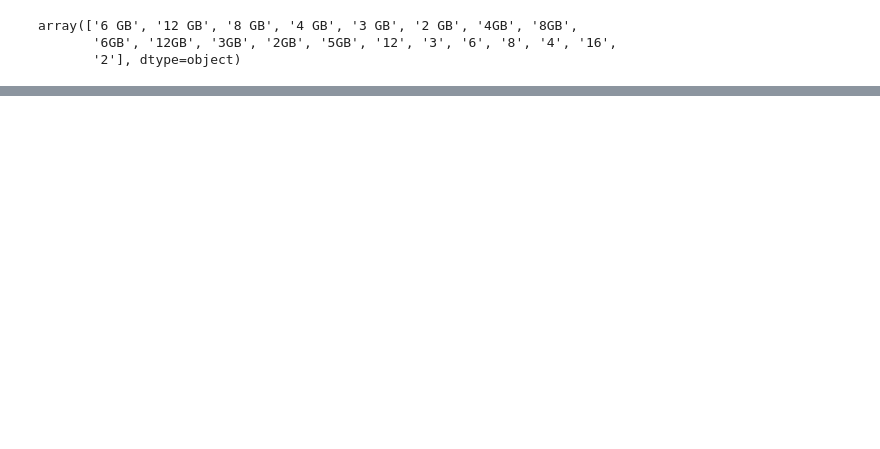
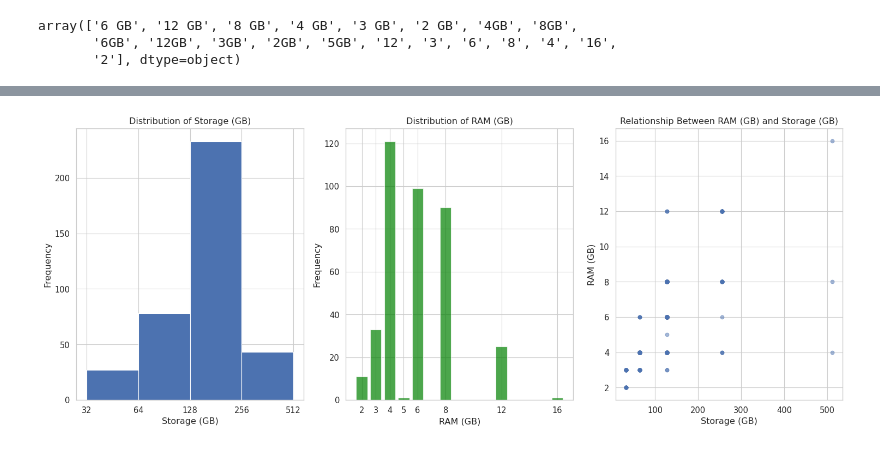
Before and after one commit to ASatya-J107/Data_Science_Project_1_Exploratory_Data_Analysis, a Jupyter notebook: Data_Science_Project_1_Exploratory_Data_Analysis.ipynb, the cells around one changed output, grey strips where cells are left out. Cells and saved outputs as stored; diff of their text form; code cells hidden in the pictures; blank space fills up the shorter version.

```diff
--- a/Data_Science_Project_1_Exploratory_Data_Analysis.ipynb
+++ b/Data_Science_Project_1_Exploratory_Data_Analysis.ipynb
@@ -723,0 +279,34 @@ df[df['Brand'].isin(body)]
+# %%
+custom_bins_storage = 2 ** np.arange(5, 10)
+
+
+fig, (ax1, ax2, ax3) = plt.subplots(1, 3, figsize=(15, 6))
+
+
+ax1.hist(df['Storage (GB)'], bins=custom_bins_storage)
+ax1.set_xlabel('Storage (GB)')
+ax1.set_ylabel('Frequency')
+ax1.set_title('Distribution of Storage (GB)')
+ax1.set_xscale('log', base=2)
+ax1.set_xticks(custom_bins_storage)
+ax1.set_xticklabels([str(bin) for bin in custom_bins_storage])
+
+ram_counts = df['RAM (GB)'].value_counts().sort_index()
+ram_values = ram_counts.index
+ram_frequencies = ram_counts.values
+ax2.bar(ram_values, ram_frequencies, color='green', alpha=0.7)
+ax2.set_xlabel('RAM (GB)')
+ax2.set_ylabel('Frequency')
+ax2.set_title('Distribution of RAM (GB)')
+ax2.set_xticks(ram_values[ram_frequencies > 0])
+
+ax3.scatter(df['Storage (GB)'], df['RAM (GB)'], alpha=0.5)
+ax3.set_xlabel('Storage (GB)')
+ax3.set_ylabel('RAM (GB)')
+ax3.set_title('Relationship Between RAM (GB) and Storage (GB)')
+ax3.grid(True)
+
+plt.tight_layout()
+plt.show()
+# %% [output]
+[figure, added]
```
Also changed, not shown: parts of 77 cells of this notebook.
